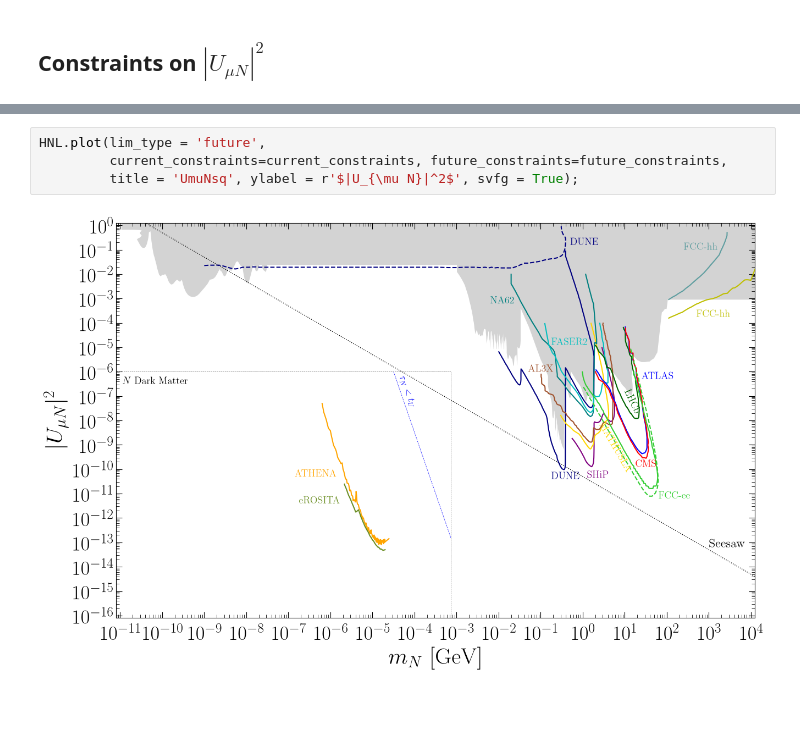
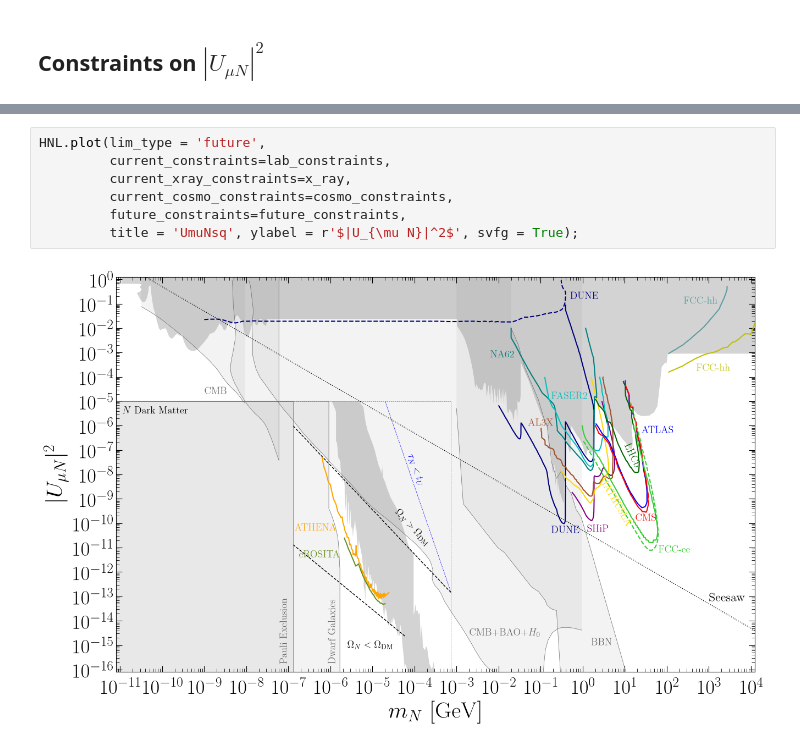
Before and after one commit to PatrickBolton/SterileNeutrinoConstraints, a Jupyter notebook: 1_muon_mixing.ipynb, the cells around one changed output, grey strips where cells are left out. Cells and saved outputs as stored; diff of their text form; blank space fills up the shorter version.

```diff
--- a/1_muon_mixing.ipynb
+++ b/1_muon_mixing.ipynb
@@ -477,6 +483,9 @@ future_constraints = lab_constraints_f | astro_constraints_f
 # %%
 HNL.plot(lim_type = 'future',
-         current_constraints=current_constraints, future_constraints=future_constraints,
+         current_constraints=lab_constraints,
+         current_xray_constraints=x_ray,
+         current_cosmo_constraints=cosmo_constraints,
+         future_constraints=future_constraints,
          title = 'UmuNsq', ylabel = r'$|U_{\mu N}|^2$', svfg = True);
 # %% [output]
-[figure, old version]
+[figure, new version]
```
Also changed, not shown: parts of 3 cells of this notebook, 19 other files.
